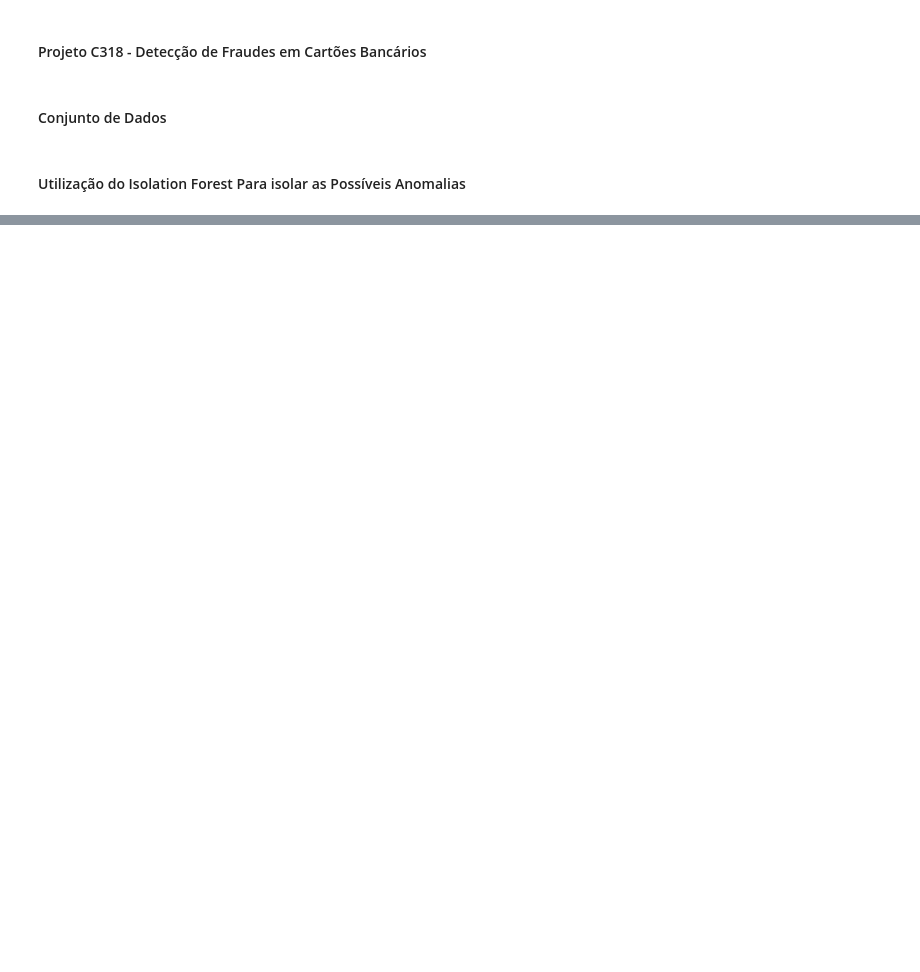
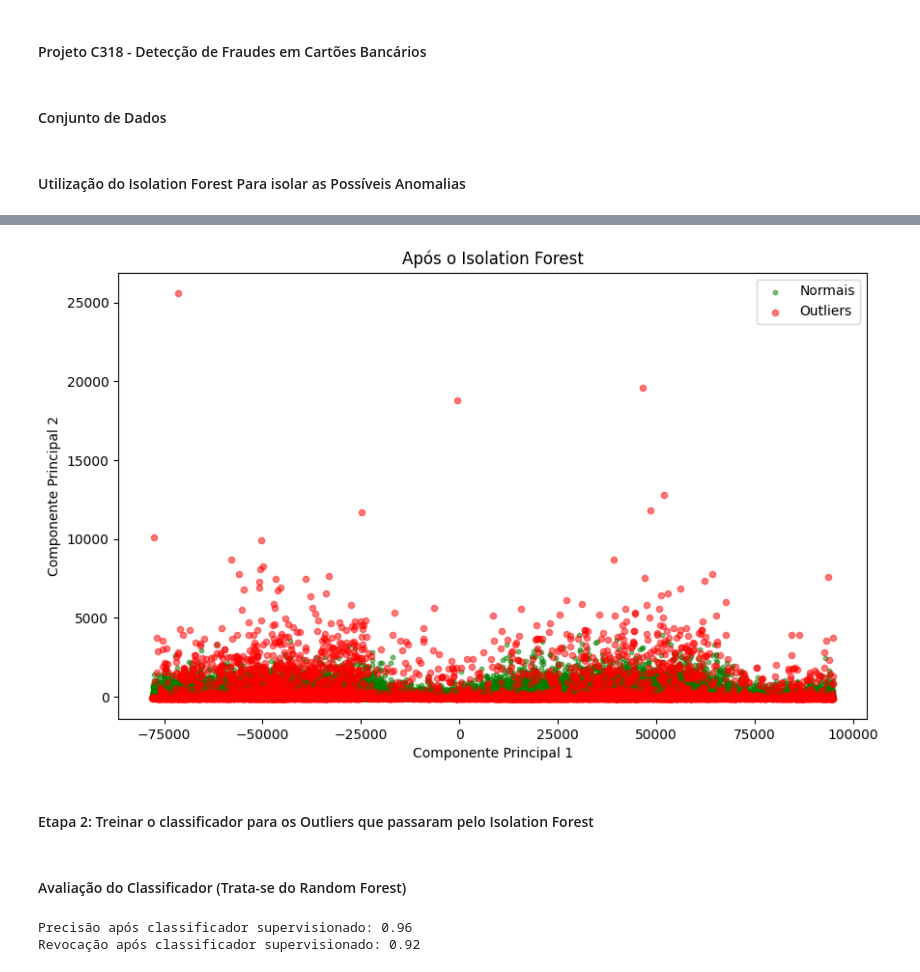
Before and after one commit to cinquetti/Projeto-C318, a Jupyter notebook: Projeto.ipynb, the cells around one changed output, grey strips where cells are left out. Cells and saved outputs as stored; diff of their text form; code cells hidden in the pictures; blank space fills up the shorter version.

```diff
--- a/Projeto.ipynb
+++ b/Projeto.ipynb
@@ -22,0 +79,14 @@ Requirement already satisfied: six>=1.5 in c:\users\cinqu\appdata\roaming\python
+# %%
+# Etapa 1: Detecção de anomalias com Isolation Forest
+iso_forest = IsolationForest(contamination=0.02, random_state=42)
+anomaly_labels = iso_forest.fit_predict(X_pca)
+
+# Adicionar os rótulos de anomalia ao dataframe original
+df['anomaly'] = anomaly_labels
+
+#Dados Normais
+normal = df[df['anomaly'] == 1]
+# Selecionar apenas os outliers detectados (anomaly == -1)
+outliers = df[df['anomaly'] == -1]
+X_outliers = outliers.drop(columns=['Class', 'anomaly'])
+y_outliers = outliers['Class']  # Classes reais dos outliers
@@ -86,0 +109,14 @@ Revocação após classificador supervisionado: 0.91
+# %%
+# Plot após o Isolation Forest
+plt.figure(figsize=(10, 6))
+plt.scatter(normal['PCA1'], normal['PCA2'], c='green', alpha=0.5, s=10, label="Normais")
+plt.scatter(outliers['PCA1'], outliers['PCA2'], c='red', alpha=0.5, s=20, label="Outliers")
+plt.title("Após o Isolation Forest")
+plt.xlabel("Componente Principal 1")
+plt.ylabel("Componente Principal 2")
+plt.legend()
+plt.show()
+# %% [output]
+[figure, added]
+# %% [markdown]
+#### Etapa 2: Treinar o classificador para os Outliers que passaram pelo Isolation Forest
@@ -86,0 +135,13 @@ Revocação após classificador supervisionado: 0.91
+# %% [markdown]
+#### Avaliação do Classificador (Trata-se do Random Forest)
+# %%
+# Calcular métricas de avaliação
+precision = precision_score(y_test, y_pred)
+recall = recall_score(y_test, y_pred)
+
+# Resultados
+print(f"Precisão após classificador supervisionado: {precision:.2f}")
+print(f"Revocação após classificador supervisionado: {recall:.2f}")
+# %% [output]
+Precisão após classificador supervisionado: 0.96
+Revocação após classificador supervisionado: 0.92
```
Also changed, not shown: parts of 13 cells of this notebook.
